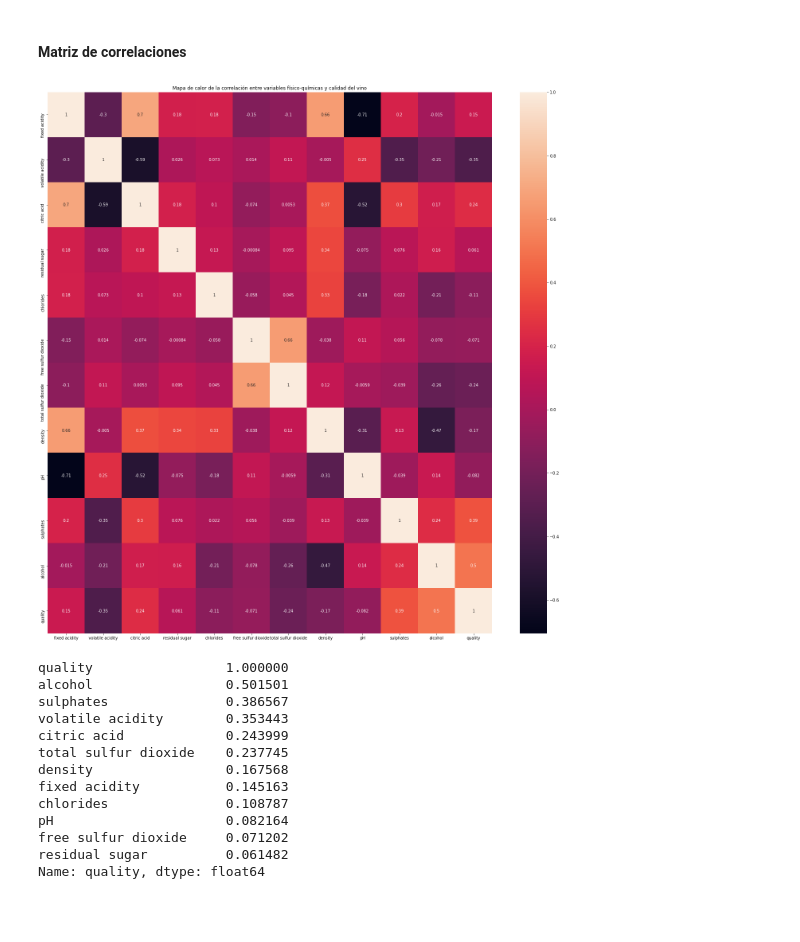
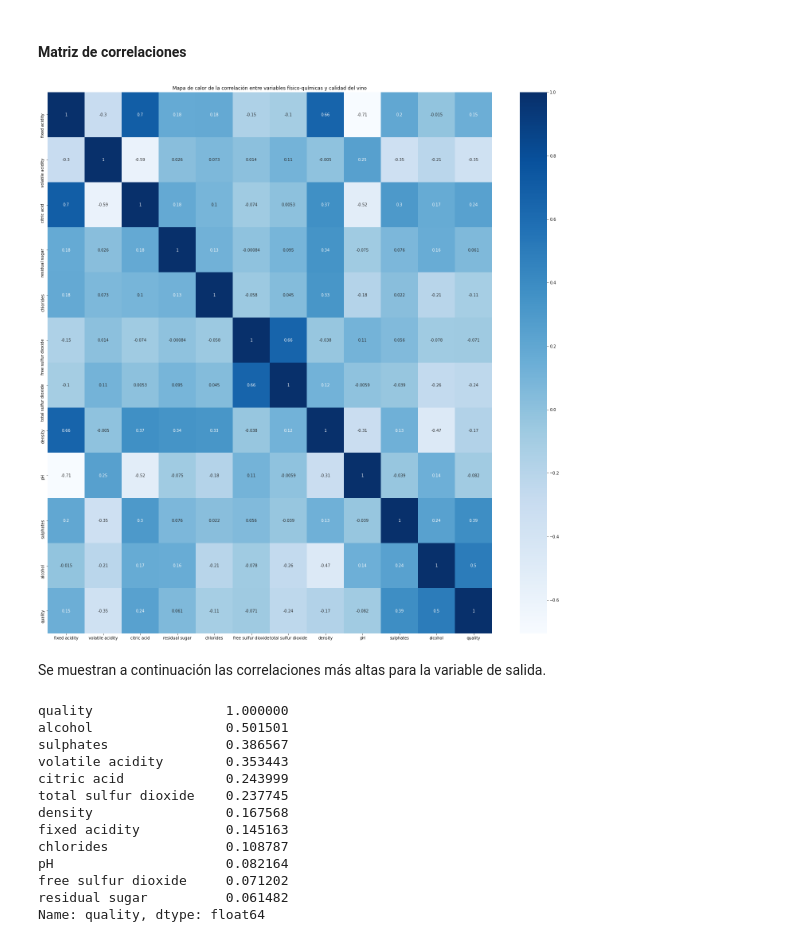
Before and after one commit to jpripen/UOC_TCVD_PRAC_2, a Jupyter notebook: PRAC_2.ipynb, the cells around one changed output. Drawn from its saved outputs; the diff is of its cells as text; code cells hidden in the pictures; blank space fills up the shorter version.

```diff
--- a/PRAC_2.ipynb
+++ b/PRAC_2.ipynb
@@ -379,12 +387,14 @@ plt.show()
 # %%
 corr_full = df_wine.iloc[:,:-1].corr()
 
 plt.figure(figsize = (25, 25))
-sns.heatmap(corr_full, annot = True)
+sns.heatmap(corr_full, cmap=("Blues"), annot = True)
 plt.title("Mapa de calor de la correlación entre variables físico-químicas y calidad del vino")
 plt.show()
 # %% [output]
-[figure, old version]
+[figure, new version]
+# %% [markdown]
+Se muestran a continuación las correlaciones más altas para la variable de salida.
 # %%
 corr_full['quality'].abs().sort_values(ascending=False)
 # %% [output]
```
Also changed, not shown: parts of 18 cells of this notebook, 1 other file.
